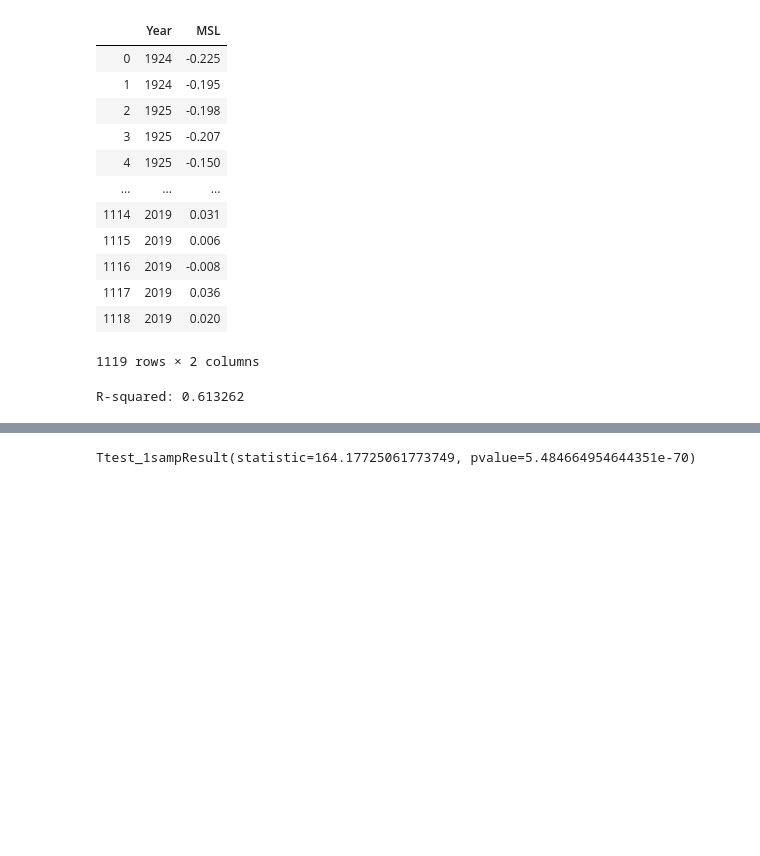
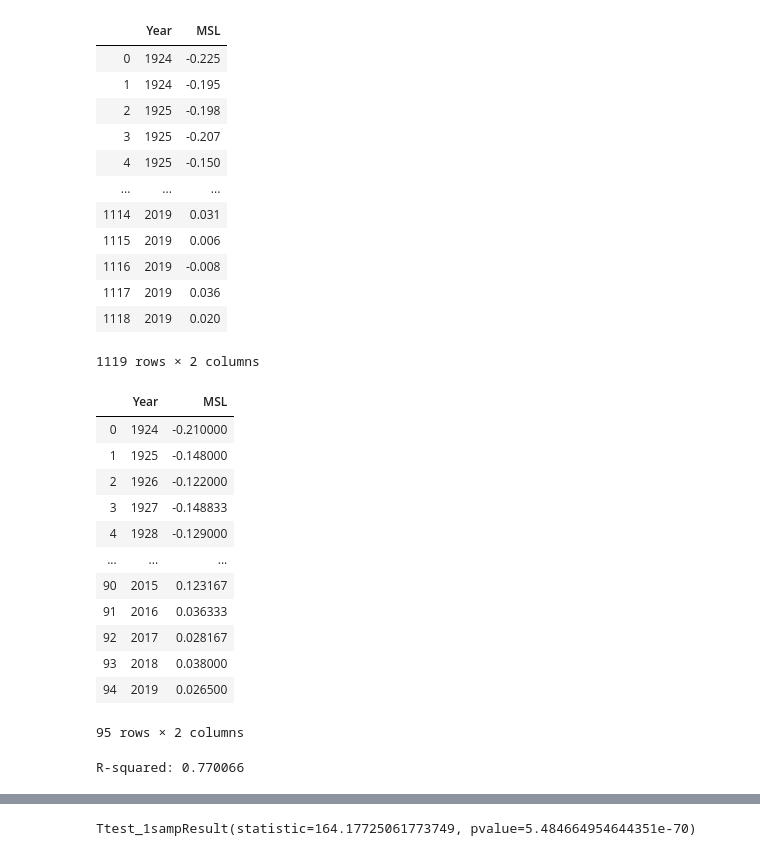
Before and after one commit to giantmagellan/sandiego-climate-analysis, a Jupyter notebook: SeaLevels.ipynb, the cells around one changed output, grey strips where cells are left out. Drawn from its saved outputs; the diff is of its cells as text; code cells hidden in the pictures; blank space fills up the shorter version.

```diff
--- a/SeaLevels.ipynb
+++ b/SeaLevels.ipynb
@@ -119,18 +119,33 @@ new
 1119 rows × 2 columns
 # %%
 #Grabbing means from each year of the sea level rise/fall
-new.groupby("Year").mean().reset_index()
+finalcsv = new.groupby("Year").mean().reset_index()
+#saving the cleaned data as a csv
+finalcsv.to_csv("cleaneddata.csv", encoding="utf-8", index=True)
 
-#saving the cleaned data as a csv
-new.to_csv("cleaneddata.csv", encoding="utf-8", index=True)
+finalcsv
+# %% [output]
+|  | Year | MSL |
+| 0 | 1924 | -0.210000 |
+| 1 | 1925 | -0.148000 |
+| 2 | 1926 | -0.122000 |
+| 3 | 1927 | -0.148833 |
+| 4 | 1928 | -0.129000 |
+| ... | ... | ... |
+| 90 | 2015 | 0.123167 |
+| 91 | 2016 | 0.036333 |
+| 92 | 2017 | 0.028167 |
+| 93 | 2018 | 0.038000 |
+| 94 | 2019 | 0.026500 |
+95 rows × 2 columns
 # %%
 #Graphing, setting x-axis, setting up linear regression, etc...
-x_axis = new["Year"]
-MSL = new["MSL"]
+x_axis = finalcsv["Year"]
+MSL = finalcsv["MSL"]
 slope, intercept, r_value, p_value, std_err = stats.linregress(x_axis, MSL)
 print("R-squared: %f" % r_value**2)
 # %% [output]
-R-squared: 0.613262
+R-squared: 0.770066
 # %%
 #1924 to 2019
 
```
Also changed, not shown: parts of 6 cells of this notebook, 4 other files.
